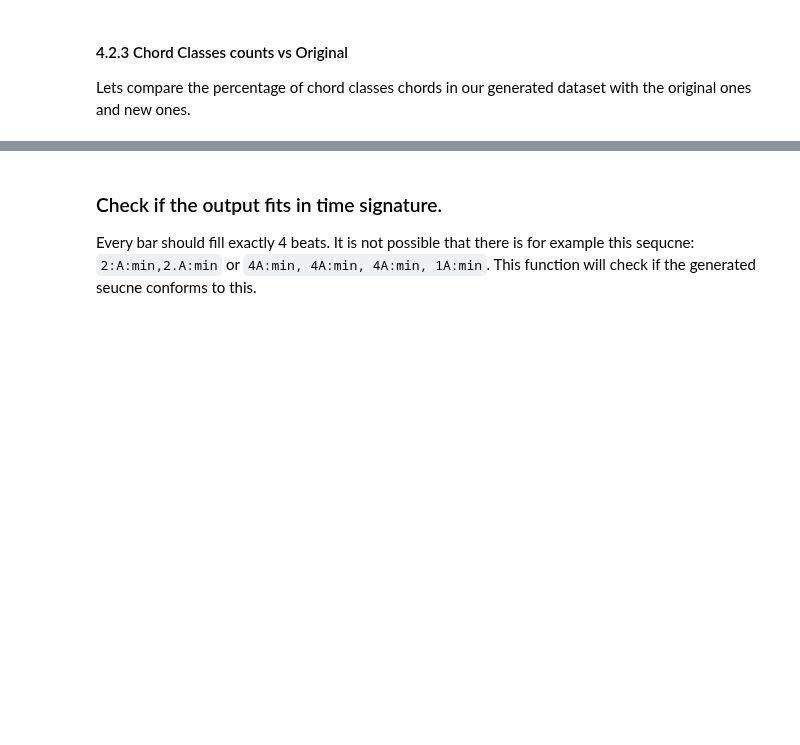
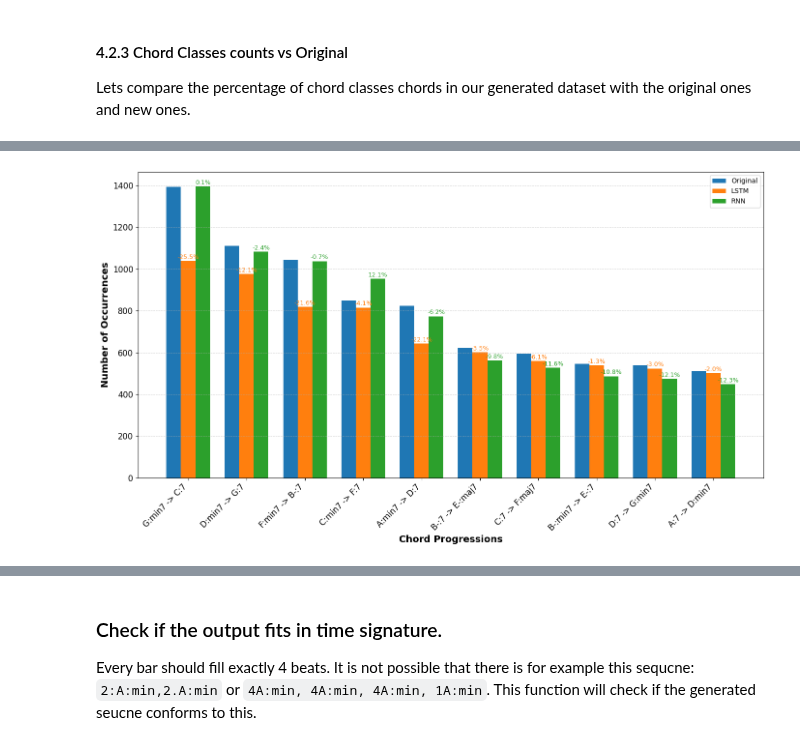
Before and after one commit to Kryptagora/JazzNet, a Jupyter notebook: Models.ipynb, the cells around one changed output, grey strips where cells are left out. Cells and saved outputs as stored; diff of their text form; code cells hidden in the pictures; blank space fills up the shorter version.

```diff
--- a/Models.ipynb
+++ b/Models.ipynb
@@ -1131,0 +1221,59 @@ plt.show()
+# %%
+all_chords_notoken = [i[1:-1] for i in all_chords]
+
+original_transitions2 = top_chord_progressions(all_chords_notoken, 10, 2)
+lstm_transitions2 = top_chord_progressions(LSTM_chords_generated, 10, 2)
+rnn_transitions2 = top_chord_progressions(RNN_chords_generated, 10, 2)
+# %%
+def plot_grouped_chord_progressions(original_data, lstm_data, rnn_data, savename):
+    """Plot the top chord progressions using a grouped bar chart with improved layout"""
+
+    # Extracting chords and their counts for original data
+    original_chords, original_counts = zip(*original_data)
+
+    # Convert the tuple sequences to string for x-axis labels
+    chord_labels = [' -> '.join(chord) for chord in original_chords]
+
+    # Extracting counts for LSTM and RNN data
+    lstm_counts = [x[1] for x in lstm_data]
+    rnn_counts = [x[1] for x in rnn_data]
+
+    # Setting up the figure and axes
+    plt.figure(figsize=(14,8))
+    barWidth = 0.25
+    r1 = np.arange(len(original_counts))
+    r2 = [x + barWidth for x in r1]
+    r3 = [x + barWidth for x in r2]
+
+    # Plotting data
+    bars1 = plt.bar(r1, original_counts, color='#1f77b4', width=barWidth, label='Original')
+    bars2 = plt.bar(r2, lstm_counts, color='#ff7f0e', width=barWidth, label='LSTM')
+    bars3 = plt.bar(r3, rnn_counts, color='#2ca02c', width=barWidth, label='RNN')
+
+    # Calculating and annotating percent deviations for LSTM and RNN bars
+    for bar_original, bar_lstm, bar_rnn in zip(bars1, bars2, bars3):
+        deviation_lstm = ((bar_lstm.get_height() - bar_original.get_height()) / bar_original.get_height()) * 100
+        deviation_rnn = ((bar_rnn.get_height() - bar_original.get_height()) / bar_original.get_height()) * 100
+
+        plt.text(bar_lstm.get_x() + bar_lstm.get_width()/2, bar_lstm.get_height() + 10, f'{deviation_lstm:.1f}%',
+                 ha='center', color='#ff7f0e', fontsize=9)
+
+        plt.text(bar_rnn.get_x() + bar_rnn.get_width()/2, bar_rnn.get_height() + 10, f'{deviation_rnn:.1f}%',
+                 ha='center', color='#2ca02c', fontsize=9)
+
+    # Styling the plot
+    plt.grid(axis='y', linestyle='--', linewidth=0.7, alpha=0.6)
+    plt.xlabel('Chord Progressions', fontsize=14, fontweight='bold')
+    plt.ylabel('Number of Occurrences', fontsize=14, fontweight='bold')
+    plt.xticks([r + barWidth for r in range(len(original_counts))], chord_labels, fontsize=12, rotation=45, ha="right")
+    plt.yticks(fontsize=12)
+    plt.legend()
+
+    plt.tight_layout()
+    plt.savefig(f"img/{savename}.png")
+    plt.show()
+
+# Sample call to the function using your data:
+plot_grouped_chord_progressions(original_transitions2, lstm_transitions2, rnn_transitions2, "GroupedTopChordProgressions2Chord")
+# %% [output]
+[figure, added]
```
Also changed, not shown: parts of 46 cells of this notebook.
